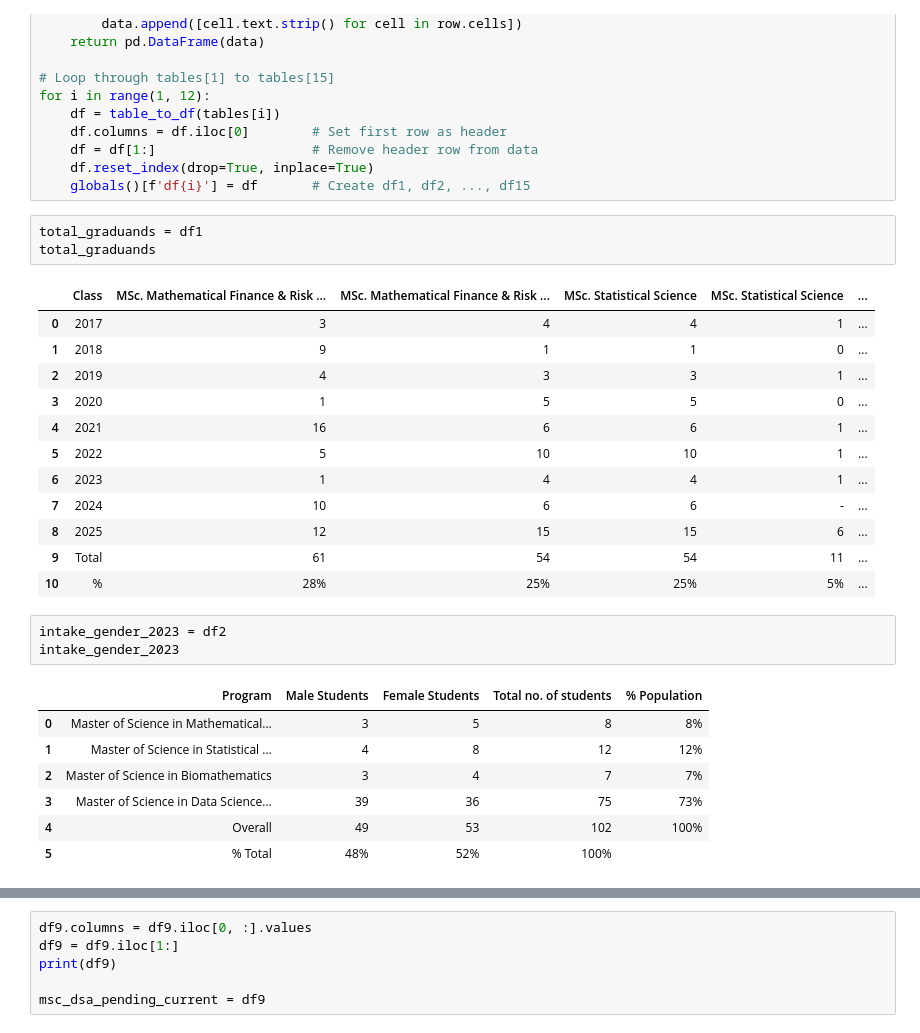
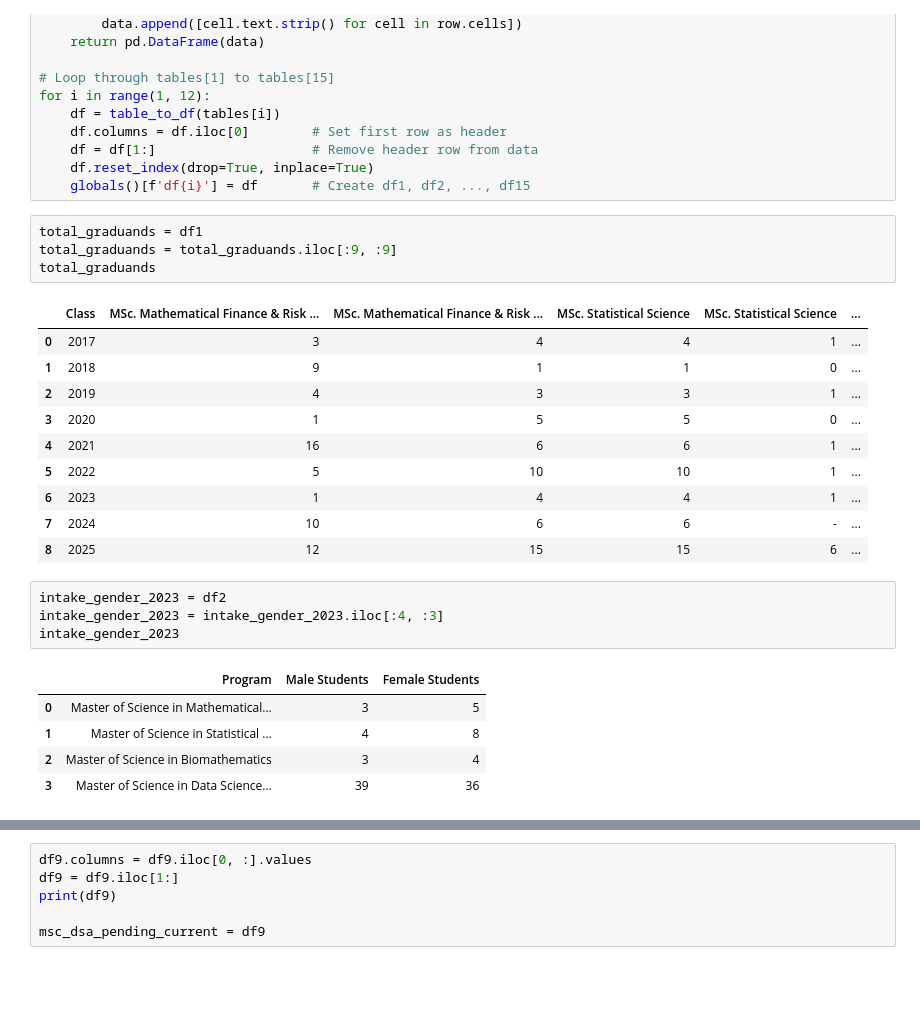
Before and after one commit to gathukalinet/msc_dsa, a Jupyter notebook: msc_grad.ipynb, the cells around one changed output, grey strips where cells are left out. Drawn from its saved outputs; the diff is of its cells as text; blank space fills up the shorter version.

```diff
--- a/msc_grad.ipynb
+++ b/msc_grad.ipynb
@@ -32,6 +32,7 @@ for i in range(1, 12):
     globals()[f'df{i}'] = df       # Create df1, df2, ..., df15
 # %%
 total_graduands = df1
+total_graduands = total_graduands.iloc[:9, :9]
 total_graduands
 # %% [output]
 |  | Class | MSc. Mathematical Finance & Risk ... | MSc. Mathematical Finance & Risk ... | MSc. Statistical Science | MSc. Statistical Science | ... |
@@ -44,18 +45,15 @@ total_graduands
 | 6 | 2023 | 1 | 4 | 4 | 1 | ... |
 | 7 | 2024 | 10 | 6 | 6 | - | ... |
 | 8 | 2025 | 12 | 15 | 15 | 6 | ... |
-| 9 | Total | 61 | 54 | 54 | 11 | ... |
-| 10 | % | 28% | 25% | 25% | 5% | ... |
 # %%
 intake_gender_2023 = df2
+intake_gender_2023 = intake_gender_2023.iloc[:4, :3]
 intake_gender_2023
 # %% [output]
-|  | Program | Male Students | Female Students | Total no. of students | % Population |
-| 0 | Master of Science in Mathematical... | 3 | 5 | 8 | 8% |
-| 1 | Master of Science in Statistical ... | 4 | 8 | 12 | 12% |
-| 2 | Master of Science in Biomathematics | 3 | 4 | 7 | 7% |
-| 3 | Master of Science in Data Science... | 39 | 36 | 75 | 73% |
-| 4 | Overall | 49 | 53 | 102 | 100% |
-| 5 | % Total | 48% | 52% | 100% |  |
+|  | Program | Male Students | Female Students |
+| 0 | Master of Science in Mathematical... | 3 | 5 |
+| 1 | Master of Science in Statistical ... | 4 | 8 |
+| 2 | Master of Science in Biomathematics | 3 | 4 |
+| 3 | Master of Science in Data Science... | 39 | 36 |
 # %%
 completion_rate_2022 = df3
```
Also changed, not shown: parts of 6 cells of this notebook, 1 other file.
